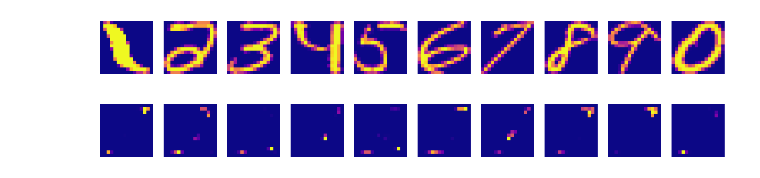
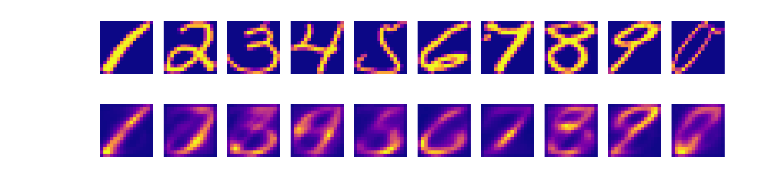
Before and after one commit to ImmortalizedInHearts/AutoEncoder, a Jupyter notebook: autoEncoderWithFramework.ipynb, the cells around one changed output. Saved outputs shown, nothing was run; the diff lists cells and outputs as text; code cells hidden in the pictures.

```diff
--- a/autoEncoderWithFramework.ipynb
+++ b/autoEncoderWithFramework.ipynb
@@ -37,19 +37,3 @@ yTest = np.array(mat['data']['training'][0][0][0][0][1])
 
 xValidation = np.array(mat['data']['validation'][0][0][0][0][1])
 yValidation = np.array(mat['data']['validation'][0][0][0][0][0])
-# %%
-input = Input(shape=(256,))
-enc = Dense(10, activation='sigmoid')(input)
-
-input_d = Input(shape=(10,))
-dec = Dense(256, activation='softmax')(input_d)
-
-encoder = Model(input, enc)
-decoder = Model(input_d, dec)
-model = Model(input, decoder(encoder(input)))
-model.compile(
-    optimizer=Adam(lr=0.02),
-    loss='MSE',
-    metrics='accuracy'
-)
-model.summary()
@@ -102,0 +40,19 @@ res = model.evaluate(xTest.T, xTest.T, batch_size = 100)
+# %%
+def create_dense_ae():
+
+    encoding_dim = 10
+
+    input_img = Input(shape=(256,))
+
+    encoded = Dense(encoding_dim, activation='sigmoid')(input_img)
+
+    input_encoded = Input(shape=(encoding_dim,))
+    decoded = Dense(256, activation='softmax')(input_encoded)
+
+    encoder = Model(input_img, encoded, name="encoder")
+    decoder = Model(input_encoded, decoded, name="decoder")
+    autoencoder = Model(input_img, decoder(encoder(input_img)), name="autoencoder")
+    return encoder, decoder, autoencoder
+# %%
+encoder, decoder, autoencoder = create_dense_ae()
+autoencoder.compile(optimizer='adam', loss='binary_crossentropy')
@@ -102,0 +101,6 @@ res = model.evaluate(xTest.T, xTest.T, batch_size = 100)
+# %%
+n = 11
+
+imgs = xTest.T[:n]
+encoded_imgs = encoder.predict(imgs, batch_size=n)
+decoded_imgs = decoder.predict(encoded_imgs, batch_size=n)
@@ -103,4 +110,4 @@ res = model.evaluate(xTest.T, xTest.T, batch_size = 100)
 # %%
-getImages(xTrain, model.predict(xTest.T).T)
+getImages(xTest, decoded_imgs.T)
 # %% [output]
-[figure, old version]
+[figure, new version]
```
Also changed, not shown: parts of 6 cells of this notebook.
